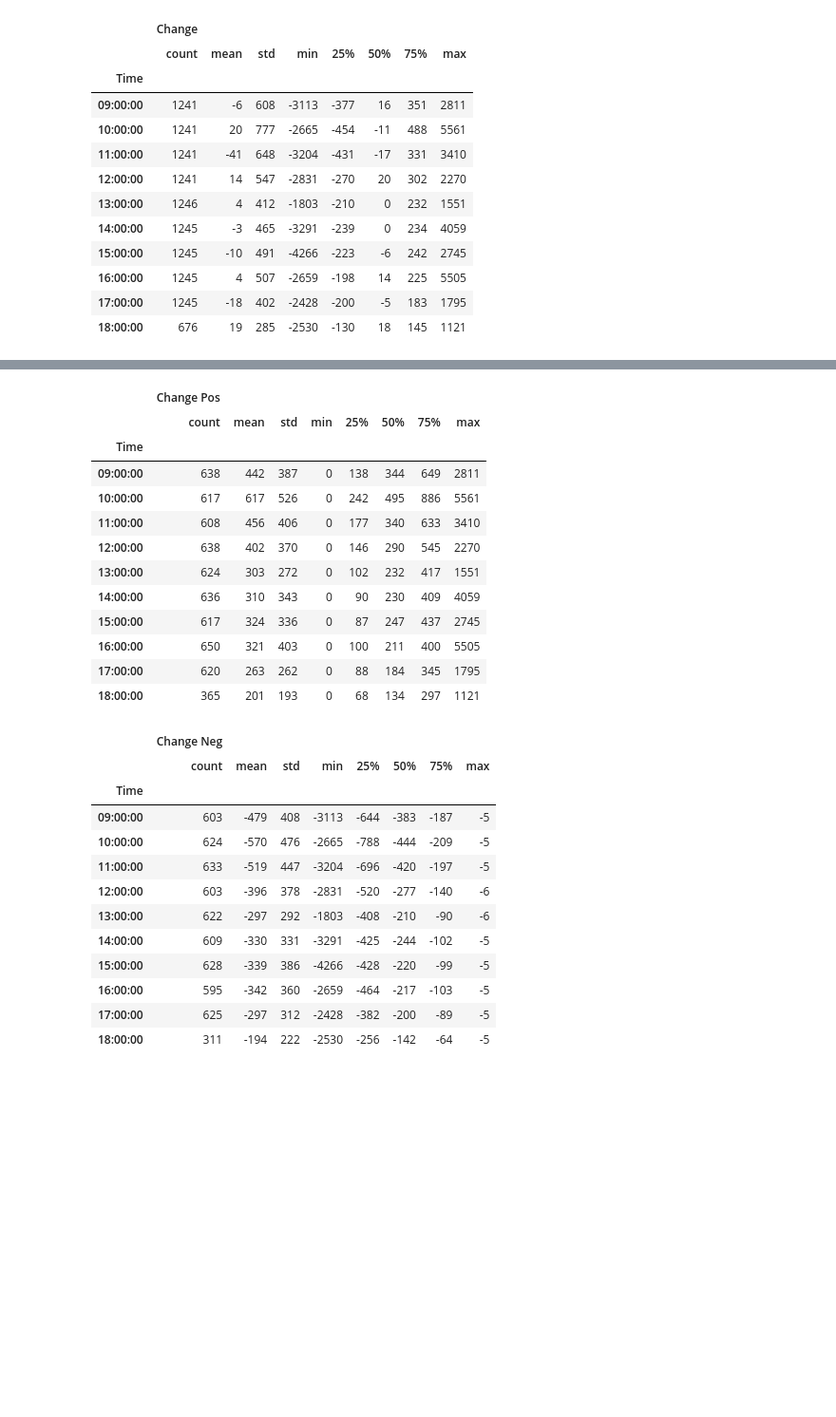
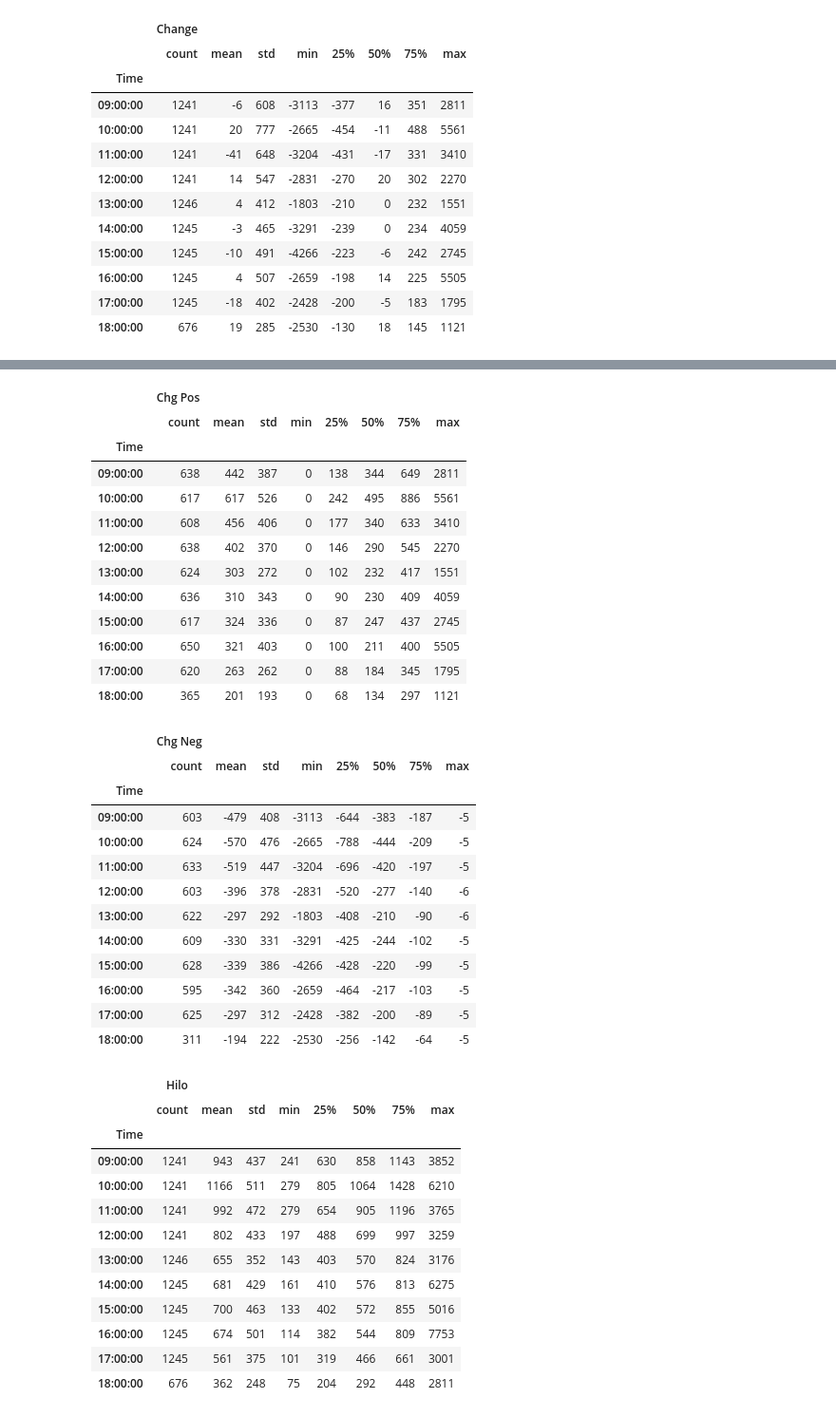
Before and after one commit to jhvissotto/Analise-Probabilistica-do-Mini-Indice, a Jupyter notebook: Stats Intra/Hourly Amplitude.ipynb, the cells around one changed output, grey strips where cells are left out. Shown at 95% size. Drawn from its saved outputs; the diff is of its cells as text; code cells hidden in the pictures; blank space fills up the shorter version.

```diff
--- a/Stats Intra/Hourly Amplitude.ipynb
+++ b/Stats Intra/Hourly Amplitude.ipynb
@@ -110,9 +101,9 @@ Calc.groupby('Time')[['Change Abs']].describe().round(0).astype(int)
 | 17:00:00 | 1245 | 280 | 289 | 0 | 88 | 193 | 363 | 2428 |
 | 18:00:00 | 676 | 197 | 207 | 0 | 66 | 140 | 267 | 2530 |
 # %%
-Calc.groupby('Time')[['Change Pos']].describe().round(0).astype(int)
+Calc.groupby('Time')[['Chg Pos']].describe().round(0).astype(int)
 # %% [output]
-|  | Change Pos |  |  |  |  |  |  |  |
+|  | Chg Pos |  |  |  |  |  |  |  |
 |  | count | mean | std | min | 25% | 50% | 75% | max |
 | Time |  |  |  |  |  |  |  |  |
 | 09:00:00 | 638 | 442 | 387 | 0 | 138 | 344 | 649 | 2811 |
@@ -126,9 +117,9 @@ Calc.groupby('Time')[['Change Pos']].describe().round(0).astype(int)
 | 17:00:00 | 620 | 263 | 262 | 0 | 88 | 184 | 345 | 1795 |
 | 18:00:00 | 365 | 201 | 193 | 0 | 68 | 134 | 297 | 1121 |
 # %%
-Calc.groupby('Time')[['Change Neg']].describe().round(0).astype(int)
+Calc.groupby('Time')[['Chg Neg']].describe().round(0).astype(int)
 # %% [output]
-|  | Change Neg |  |  |  |  |  |  |  |
+|  | Chg Neg |  |  |  |  |  |  |  |
 |  | count | mean | std | min | 25% | 50% | 75% | max |
 | Time |  |  |  |  |  |  |  |  |
 | 09:00:00 | 603 | -479 | 408 | -3113 | -644 | -383 | -187 | -5 |
@@ -141,3 +132,19 @@ Calc.groupby('Time')[['Change Neg']].describe().round(0).astype(int)
 | 16:00:00 | 595 | -342 | 360 | -2659 | -464 | -217 | -103 | -5 |
 | 17:00:00 | 625 | -297 | 312 | -2428 | -382 | -200 | -89 | -5 |
 | 18:00:00 | 311 | -194 | 222 | -2530 | -256 | -142 | -64 | -5 |
+# %%
+Calc.groupby('Time')[['Hilo']].describe().round(0).astype(int)
+# %% [output]
+|  | Hilo |  |  |  |  |  |  |  |
+|  | count | mean | std | min | 25% | 50% | 75% | max |
+| Time |  |  |  |  |  |  |  |  |
+| 09:00:00 | 1241 | 943 | 437 | 241 | 630 | 858 | 1143 | 3852 |
+| 10:00:00 | 1241 | 1166 | 511 | 279 | 805 | 1064 | 1428 | 6210 |
+| 11:00:00 | 1241 | 992 | 472 | 279 | 654 | 905 | 1196 | 3765 |
+| 12:00:00 | 1241 | 802 | 433 | 197 | 488 | 699 | 997 | 3259 |
+| 13:00:00 | 1246 | 655 | 352 | 143 | 403 | 570 | 824 | 3176 |
+| 14:00:00 | 1245 | 681 | 429 | 161 | 410 | 576 | 813 | 6275 |
+| 15:00:00 | 1245 | 700 | 463 | 133 | 402 | 572 | 855 | 5016 |
+| 16:00:00 | 1245 | 674 | 501 | 114 | 382 | 544 | 809 | 7753 |
+| 17:00:00 | 1245 | 561 | 375 | 101 | 319 | 466 | 661 | 3001 |
+| 18:00:00 | 676 | 362 | 248 | 75 | 204 | 292 | 448 | 2811 |
```
Also changed, not shown: parts of 9 cells of this notebook, 7 other files.
